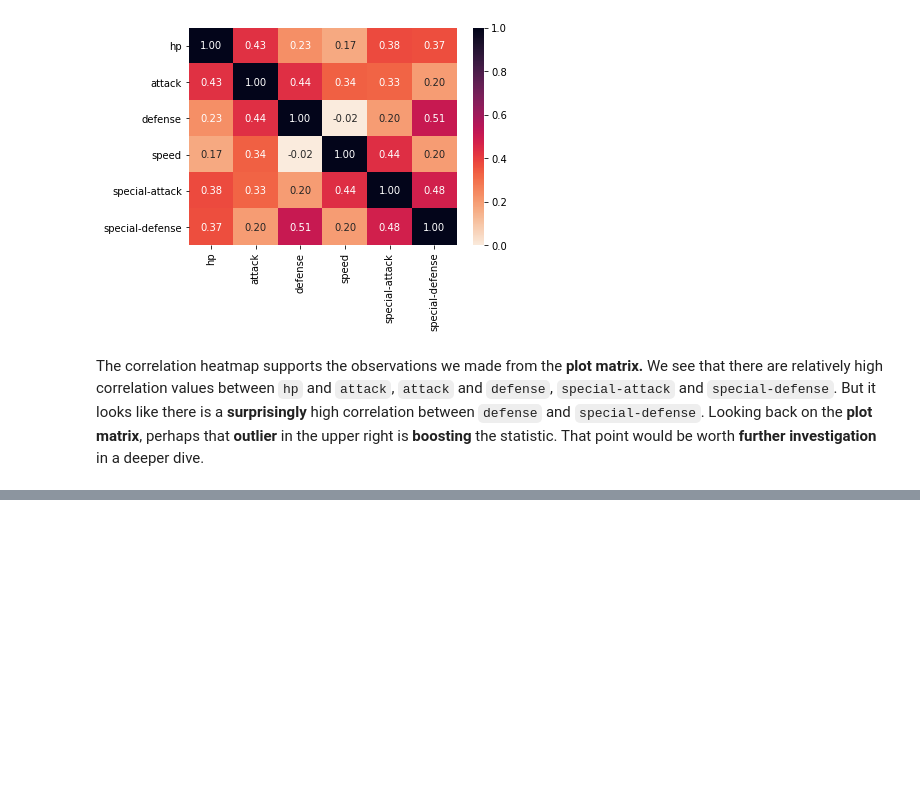
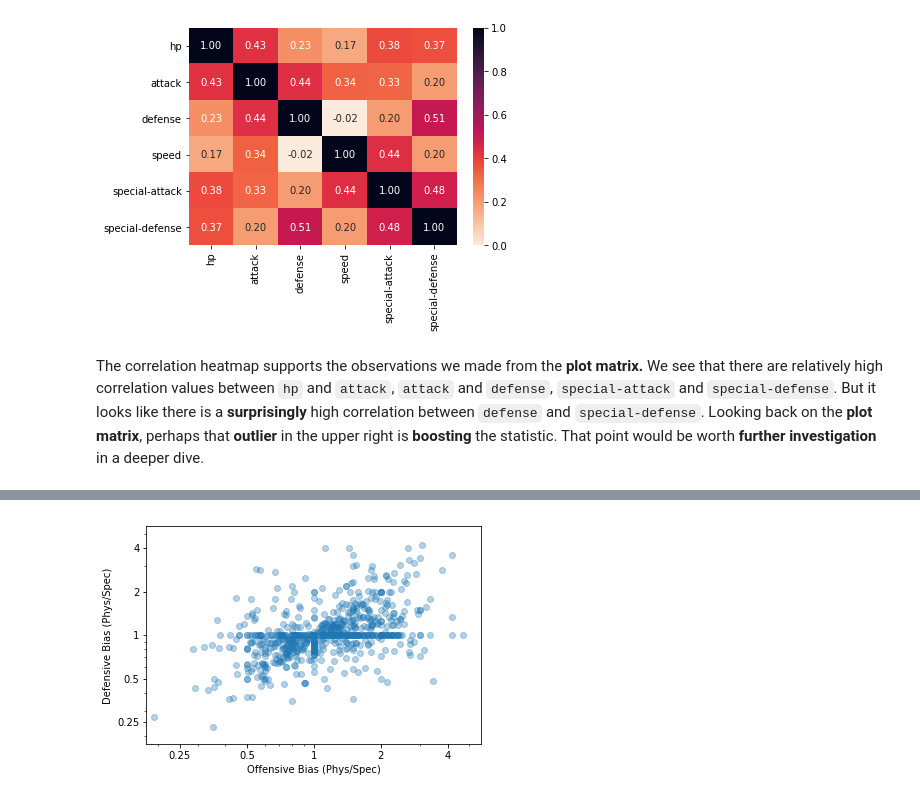
Before and after one commit to iRaied/Project_5_3_Pokemon, a Jupyter notebook: Multivariate_Vis_Size_and_Shape.ipynb, the cells around one changed output, grey strips where cells are left out. Cells and saved outputs as stored; diff of their text form; code cells hidden in the pictures; blank space fills up the shorter version.

```diff
--- a/Multivariate_Vis_Size_and_Shape.ipynb
+++ b/Multivariate_Vis_Size_and_Shape.ipynb
@@ -474,0 +517,16 @@ That point would be worth **further investigation** in a deeper dive.
+# %%
+# Finally, we will set the axis limits to remove the extreme outliers.
+plt.scatter(data = pokemon, x = 'atk_ratio', y = 'def_ratio', alpha = 1/3)
+plt.xlabel('Offensive Bias (Phys/Spec)')
+plt.ylabel('Defensive Bias (Phys/Spec)');
+plt.xscale('log')
+plt.yscale('log')
+tick_loc = [0.25, 0.5, 1, 2, 4]
+plt.xticks(tick_loc, tick_loc)
+plt.yticks(tick_loc, tick_loc);
+plt.xlim(2 ** -2.5, 2 ** 2.5)
+plt.ylim(2 ** -2.5, 2 ** 2.5);
+
+# These particular limits also centered the plot on one on both axes
+# %% [output]
+[figure, added]
```
Also changed, not shown: parts of 7 cells of this notebook.
